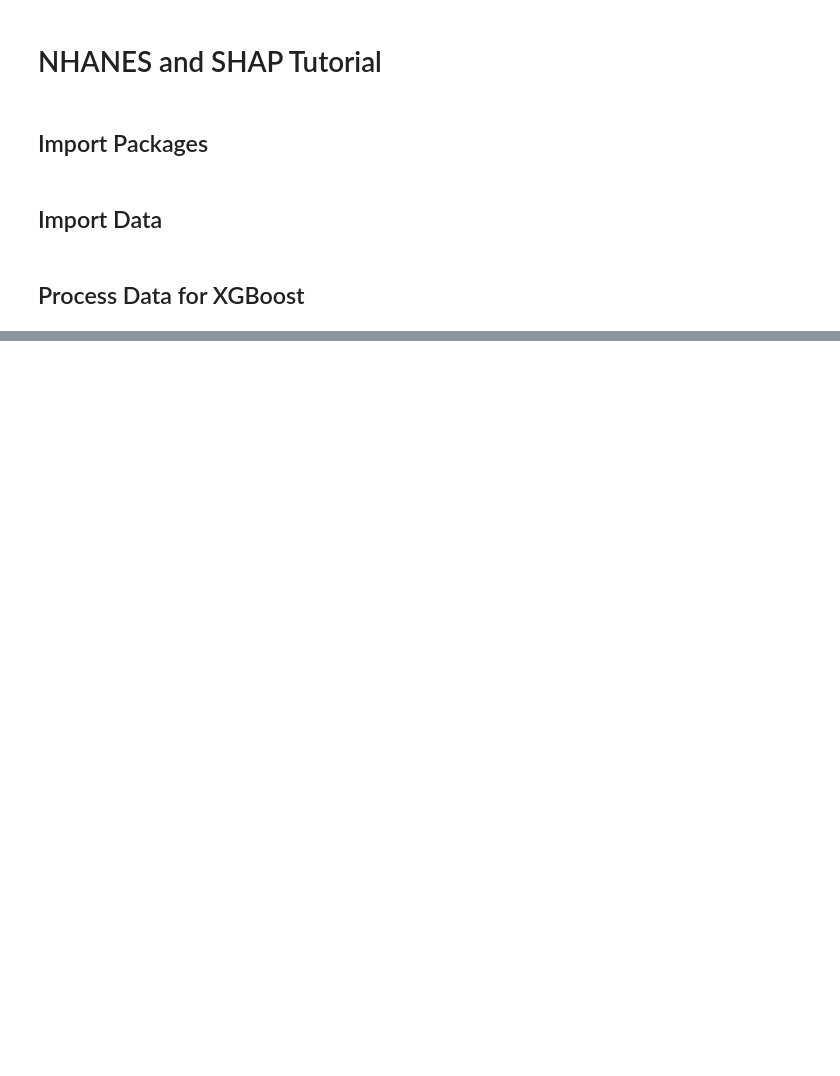
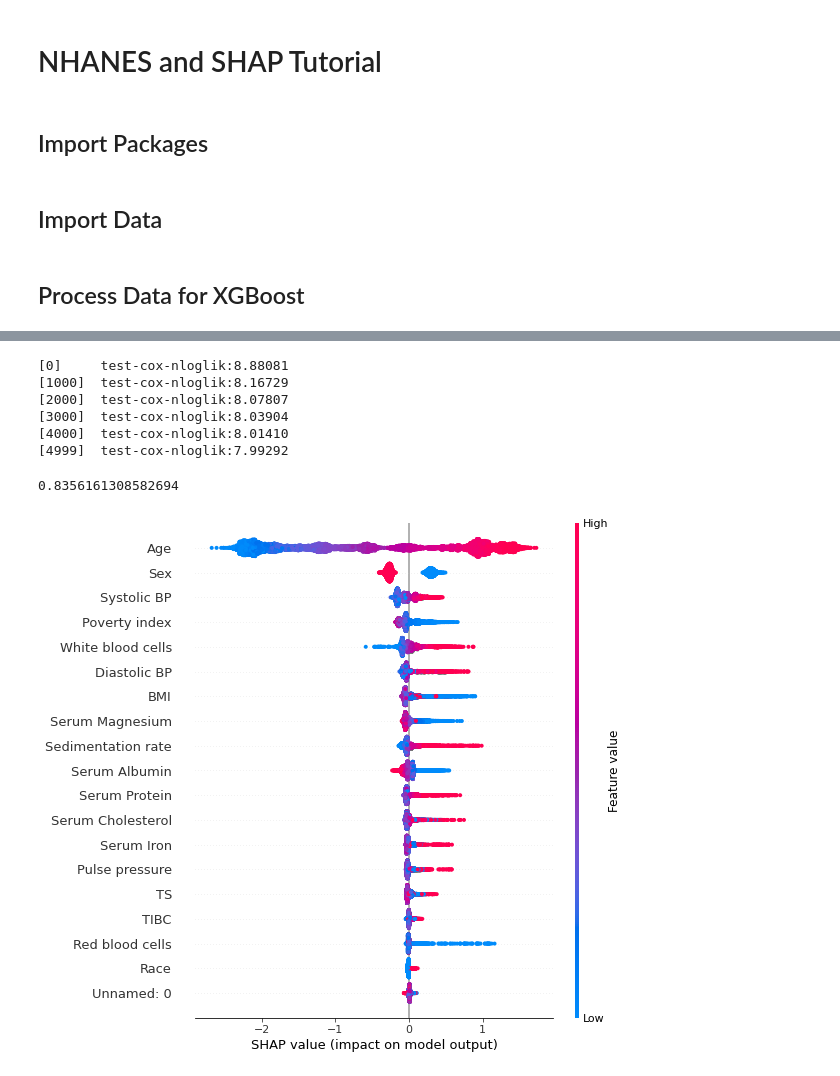
Before and after one commit to JaaLynch/nh-shap, a Jupyter notebook: nh-shap.ipynb, the cells around one changed output, grey strips where cells are left out. Cells and saved outputs as stored; diff of their text form; code cells hidden in the pictures; blank space fills up the shorter version.

```diff
--- a/nh-shap.ipynb
+++ b/nh-shap.ipynb
@@ -20,2 +21,17 @@ X_train, X_test, y_train, y_test = train_test_split(X, y, test_size=0.2, random_
 xgb_train = xgboost.DMatrix(X_train, label=y_train)
 xgb_test = xgboost.DMatrix(X_test, label=y_test)
+# %%
+params = {
+    "eta": 0.002,
+    "max_depth": 3,
+    "objective": "survival:cox",
+    "subsample": 0.5
+}
+# %%
+model_train = xgboost.train(
+    params,
+    xgb_train,
+    10000,
+    evals = [(xgb_test, "test")],
+    verbose_eval=1000
+)
@@ -21,0 +50,44 @@ xgb_test = xgboost.DMatrix(X_test, label=y_test)
+# %%
+# train final model on the full data set
+params = {
+    "eta": 0.002,
+    "max_depth": 3,
+    "objective": "survival:cox",
+    "subsample": 0.5
+}
+model = xgboost.train(
+    params,
+    xgb_full,
+    5000,
+    evals = [(xgb_full, "test")],
+    verbose_eval=1000
+)
+# %% [output]
+[0]     test-cox-nloglik:8.88081
+[1000]  test-cox-nloglik:8.16729
+[2000]  test-cox-nloglik:8.07807
+[3000]  test-cox-nloglik:8.03904
+[4000]  test-cox-nloglik:8.01410
+[4999]  test-cox-nloglik:7.99292
+# %%
+def c_statistic_harrell(pred, labels):
+    total = 0
+    matches = 0
+    for i in range(len(labels)):
+        for j in range(len(labels)):
+            if labels[j] > 0 and abs(labels[i]) > labels[j]:
+                total += 1
+                if pred[j] > pred[i]:
+                    matches += 1
+    return matches/total
+
+# see how well we can order people by survival
+c_statistic_harrell(model_train.predict(xgb_test, ntree_limit=5000), y_test)
+# %% [output]
+0.8356161308582694
+# %%
+shap_values = shap.TreeExplainer(model).shap_values(X)
+# %%
+shap.summary_plot(shap_values, X)
+# %% [output]
+[figure, added]
```
Also changed, not shown: parts of 2 cells of this notebook.
